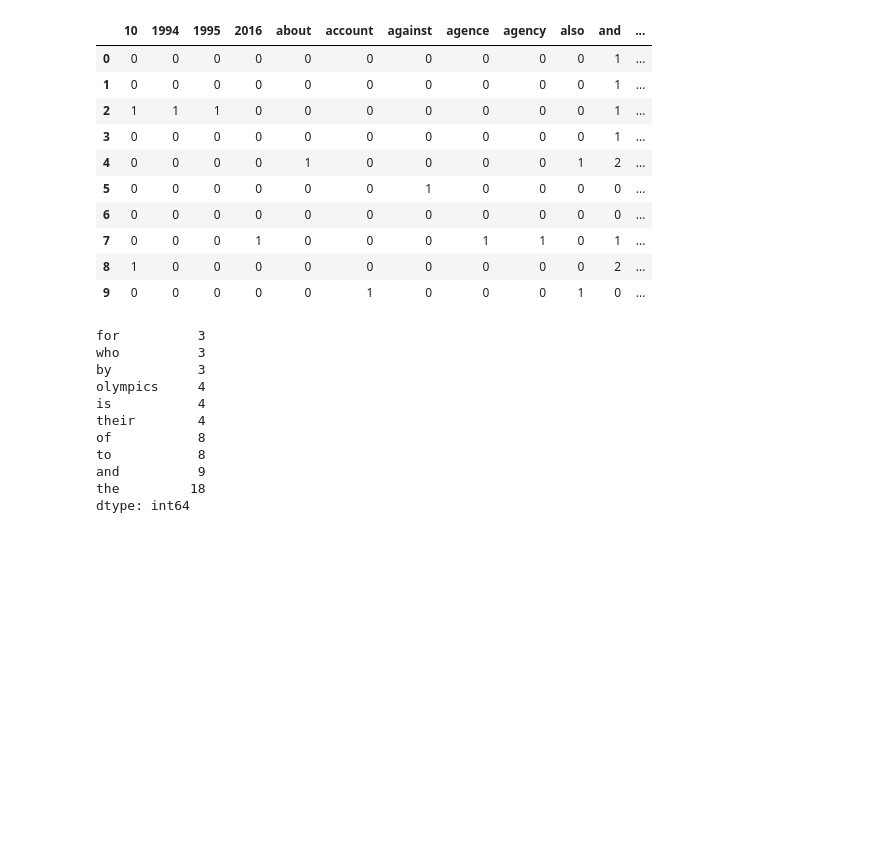
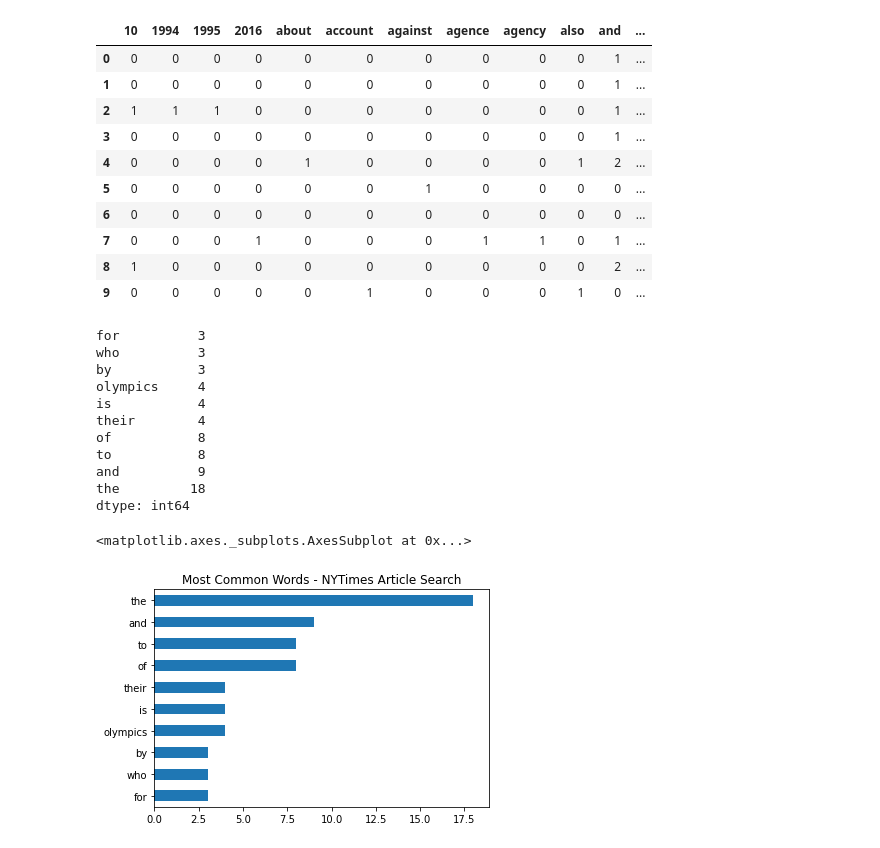
Before and after one commit to luisegarduno/MachineLearning_SummerPlan, a Jupyter notebook: DocumentAnalysis.ipynb, the cells around one changed output. Saved outputs shown, nothing was run; the diff lists cells and outputs as text; code cells hidden in the pictures; blank space fills up the shorter version.

Commit message:
- Create plot using most popular words in word bag

```diff
--- a/DocumentAnalysis.ipynb
+++ b/DocumentAnalysis.ipynb
@@ -134,3 +134,15 @@ to           8
 and          9
 the         18
 dtype: int64
+# %%
+# plot the data frame
+%matplotlib inline
+
+# 10 most common words found
+df.sum().sort_values()[-10:].plot(kind='barh', title = "Most Common Words - NYTimes Article Search")
+
+# 1 least common words found
+# df.sum().sort_values()[:10].plot(kind='barh', title = "Least Common Words - NYTimes Article Search")
+# %% [output]
+<matplotlib.axes._subplots.AxesSubplot at 0x...>
+[figure, added]
```
